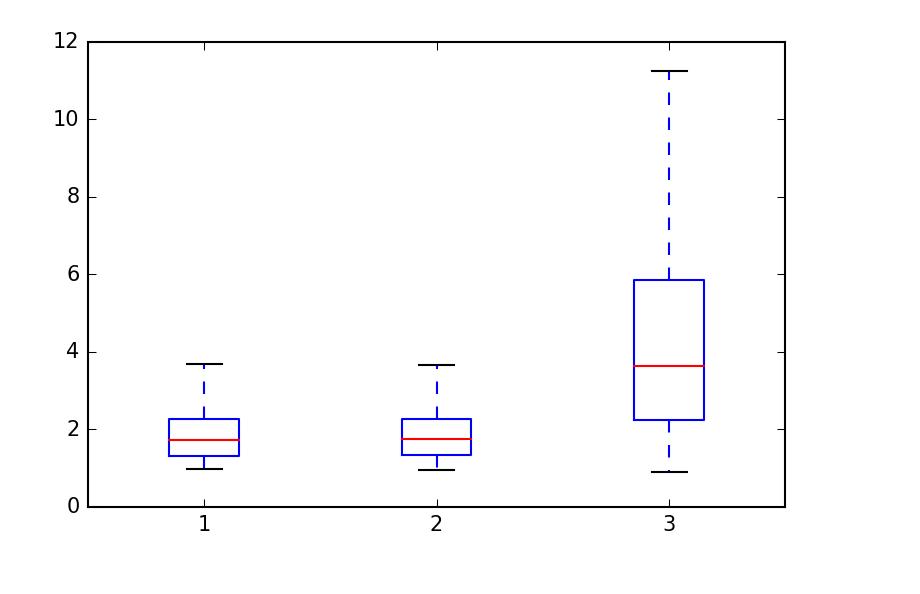
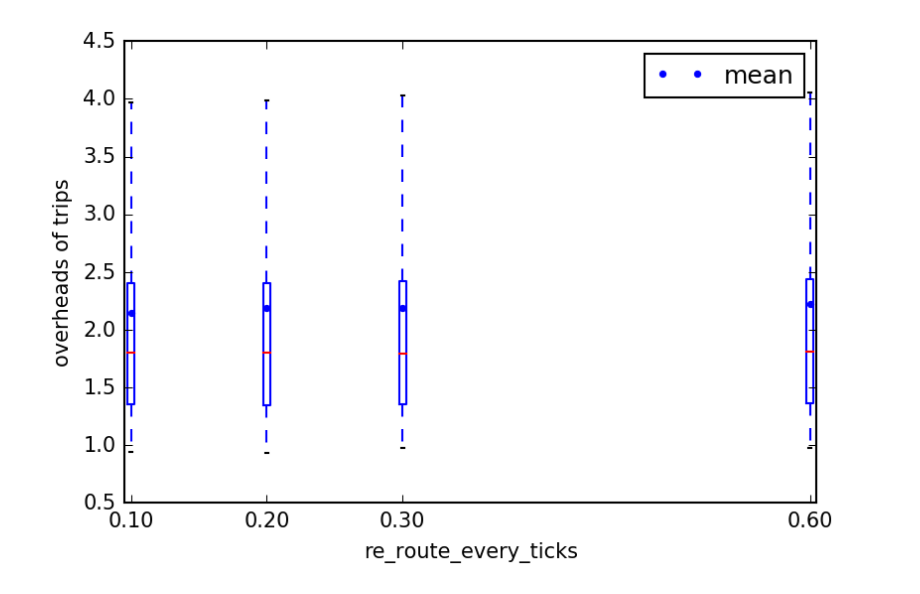
Before and after one commit to Starofall/RTX, a Jupyter notebook: analysis.ipynb, the cells around one changed output. Saved outputs shown, nothing was run; the diff lists cells and outputs as text; code cells hidden in the pictures.

```diff
--- a/analysis.ipynb
+++ b/analysis.ipynb
@@ -81,16 +47,46 @@ plt.show()
-# %%
-y_key = 'overhead'
-alpha = 0.05
-all_data = []
-
-for i in keys:
-    analysis_data = [r[y_key] for r in data[i]][:threshold]
-    all_data.append(analysis_data)
-
-plt.figure()
-#plt.boxplot(all_data)
-plt.boxplot(all_data, 0, '')
-plt.show()
-# %% [output]
-[figure, removed]
+# %%
+import matplotlib.pyplot as plt
+from numpy import var, std, mean, median
+import matplotlib as mpl
+mpl.rc("savefig", dpi=150)
+
+y_key = 'overhead'
+
+sample_size = 10000
+# keys = range(10)
+# keys = [0, 2, 4, 6, 8]
+# keys = [1, 1.5, 2, 2.5]
+# keys = [10, 20]
+# keys = [100,200,300, 400, 500, 600]
+# keys = [10, 20, 30, 60]
+
+means = []
+all_data = []
+
+for i in keys:
+    analysis_data = [r[y_key] for r in data[i]][:sample_size]
+    all_data.append(analysis_data)
+    means.append(mean(analysis_data))
+
+fig,ax = plt.subplots()
+ax.plot(keys,means, ".", label='mean')
+ax.boxplot(all_data, 0, '', positions=keys)
+# ax.boxplot(all_data, 0, '')
+plt.xticks(keys, ["0."+str(k) for k in keys])
+# plt.xticks(keys, [str(k) for k in keys])
+# plt.xticks([300,400,500,600], ["300","400","500","600"])
+plt.legend(loc='best')
+plt.ylabel('overheads of trips')
+plt.xlabel(knob)
+plt.show()
+
+# for i in range(len(all_data)):
+#     plt.figure()
+#     plt.hist(all_data[i], 100)
+#     plt.ylabel('Overhead count')
+#     plt.xlabel('Overhead value')
+#     plt.title(knob + '=' + "0."+str(keys[i]))
+#     plt.show()
+# %% [output]
+[figure, added]
 # %%
```
Also changed, not shown: parts of 5 cells of this notebook, 1 other file.
